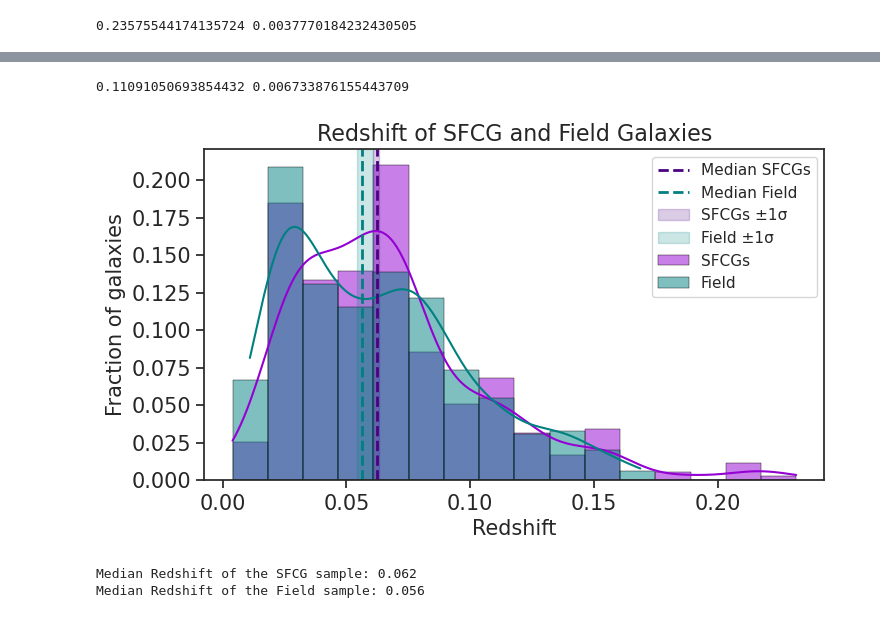
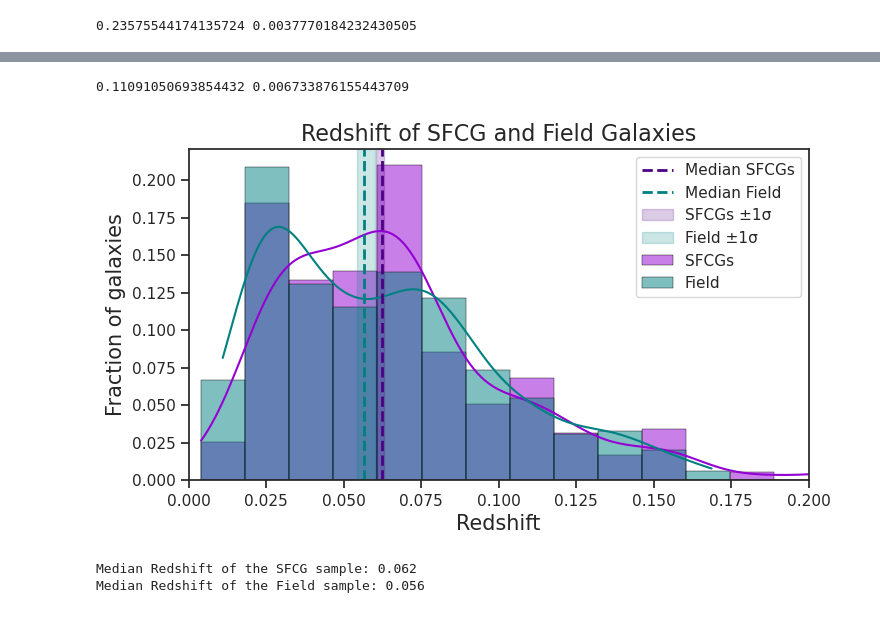
Before and after one commit to Siortiz/MorphoLS, a Jupyter notebook: Analysis/Control_Sample_Blue.ipynb, the cells around one changed output, grey strips where cells are left out. Cells and saved outputs as stored; diff of their text form; code cells hidden in the pictures.

```diff
--- a/Analysis/Control_Sample_Blue.ipynb
+++ b/Analysis/Control_Sample_Blue.ipynb
@@ -1345,36 +1420,36 @@ ci_field = bootstrap_median_ci(cs_z)
 
 # Líneas de mediana
 plt.axvline(median_x, color='indigo', linestyle='--', linewidth=2, label='Median SFCGs')
 plt.axvline(median_x_2, color='teal', linestyle='--', linewidth=2, label='Median Field')
 
 # Regiones sombreadas de incertidumbre
 plt.axvspan(ci_sfcg[0], ci_sfcg[1], color='indigo', alpha=0.2, label='SFCGs ±1σ')
 plt.axvspan(ci_field[0], ci_field[1], color='teal', alpha=0.2, label='Field ±1σ')
 
 # KS test
 ks_stat, p_value = ks_2samp(sfcg_z, cs_z)
 print(ks_stat, p_value)
 
 # Texto KS
 #plt.text(-8.3, 0.125, f'KS-test = {ks_stat:.3f}', color='black', fontsize=12)
 #plt.text(-8.3, 0.125, 'KS-test = 0.236', color='black', fontsize=15, verticalalignment='bottom')
 #plt.text(-8.3, 0.11, 'p-value = 0.004', color='black', fontsize=15, verticalalignment='bottom')
 
 # Estética
 plt.xlabel('Redshift', size=15)
 plt.ylabel('Fraction of galaxies', size=15)
 plt.title('Redshift of SFCG and Field Galaxies', size=16)
-plt.xticks(size=15)
-plt.yticks(size=15)
-#plt.xlim(-12.5, -6)
+#plt.xticks(size=15)
+#plt.yticks(size=15)
+plt.xlim(0, 0.2)
 #plt.ylim(0, 0.27)
 plt.legend()
 plt.show()
 
 print(f'Median Redshift of the SFCG sample: {median_x:.3f}')
 print(f'Median Redshift of the Field sample: {median_x_2:.3f}')
 # %% [output]
 0.11091050693854432 0.006733876155443709
-[figure, old version]
+[figure, new version]
 Median Redshift of the SFCG sample: 0.062
 Median Redshift of the Field sample: 0.056
```
Also changed, not shown: parts of 12 cells of this notebook.
